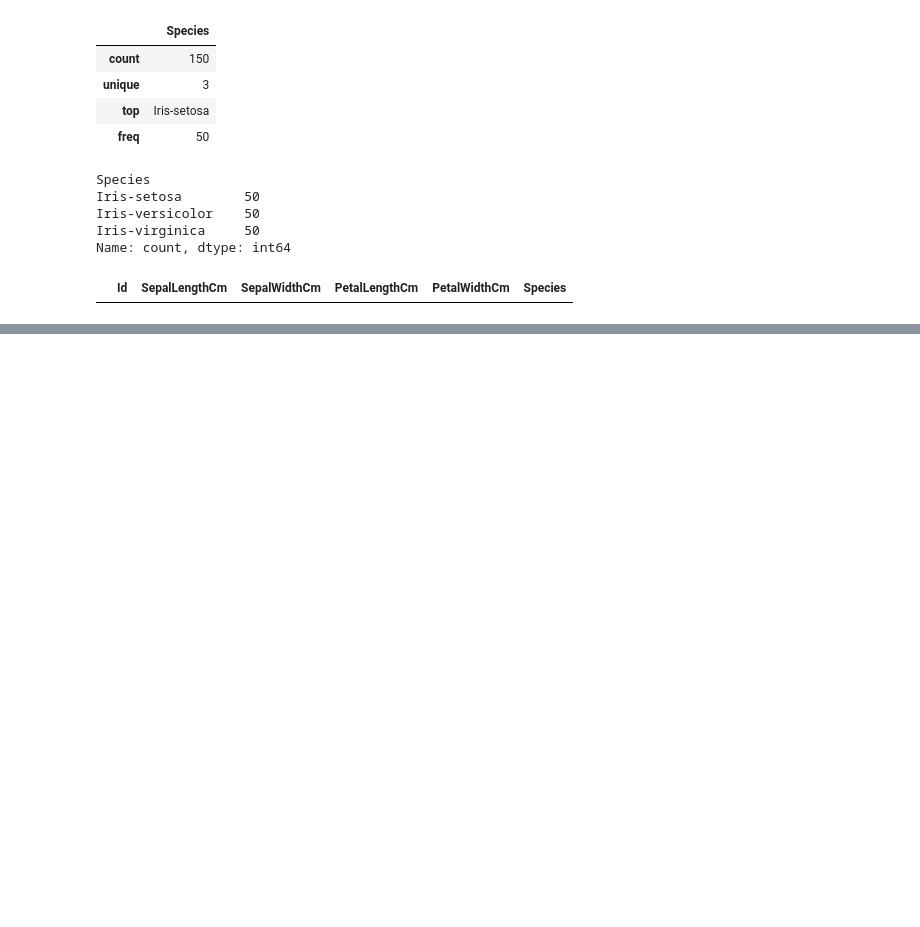
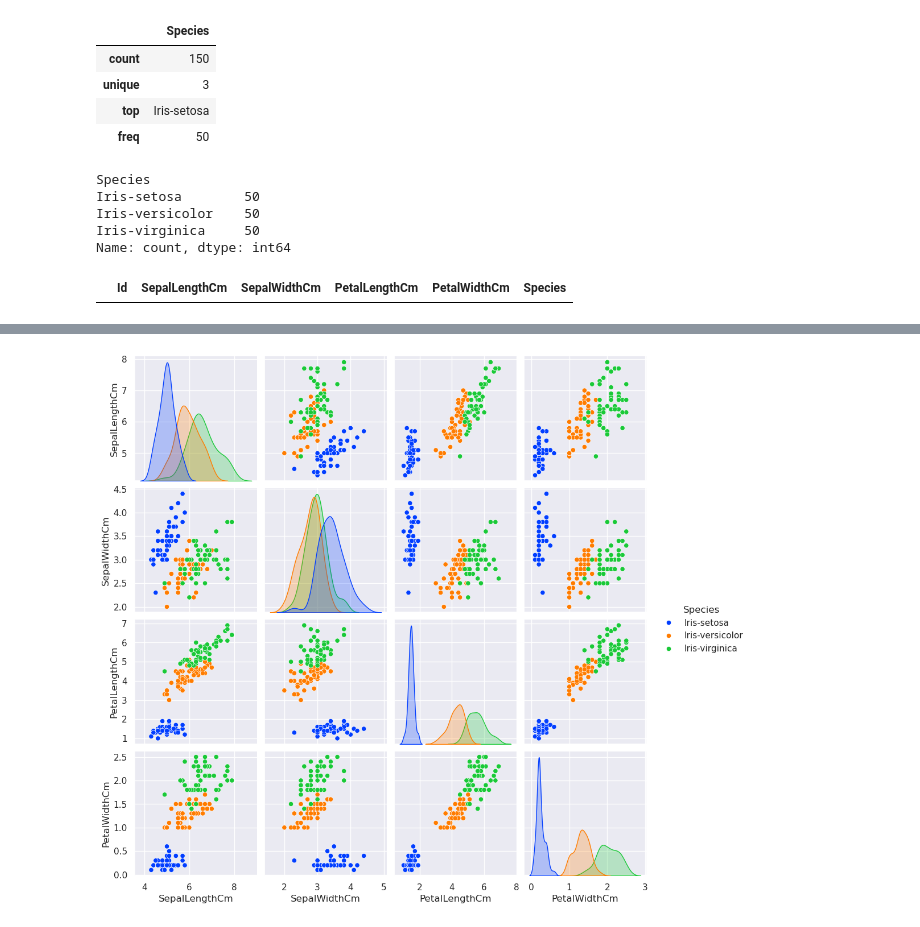
Before and after one commit to HilarioMarques/Classificacao_AlgoritmosLineares_BaseIris-, a Jupyter notebook: notebooks/AnaliseExploratoria.ipynb, the cells around one changed output, grey strips where cells are left out. Drawn from its saved outputs; the diff is of its cells as text; code cells hidden in the pictures; blank space fills up the shorter version.

```diff
--- a/notebooks/AnaliseExploratoria.ipynb
+++ b/notebooks/AnaliseExploratoria.ipynb
@@ -76,3 +76,7 @@ Name: count, dtype: int64
 df[df.duplicated()]
 # %% [output]
 |  | Id | SepalLengthCm | SepalWidthCm | PetalLengthCm | PetalWidthCm | Species |
+# %%
+df = df.drop(columns=["Id"])
+
+df.info()
@@ -78,0 +96,4 @@ df[df.duplicated()]
+# %%
+sns.pairplot(df, hue="Species");
+# %% [output]
+[figure, added]
```
Also changed, not shown: parts of 1 cell of this notebook.
